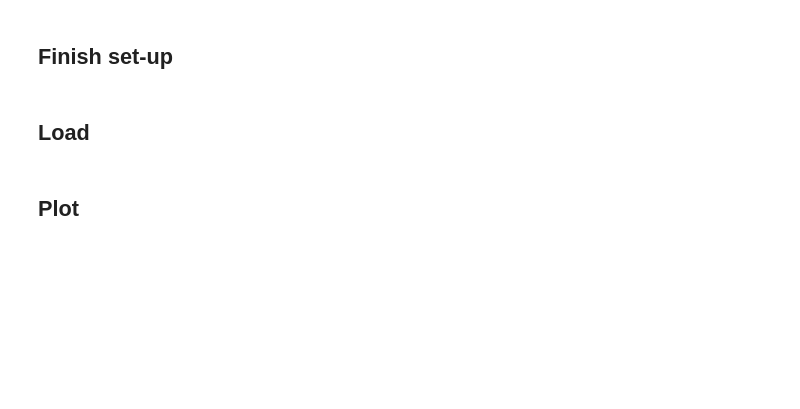
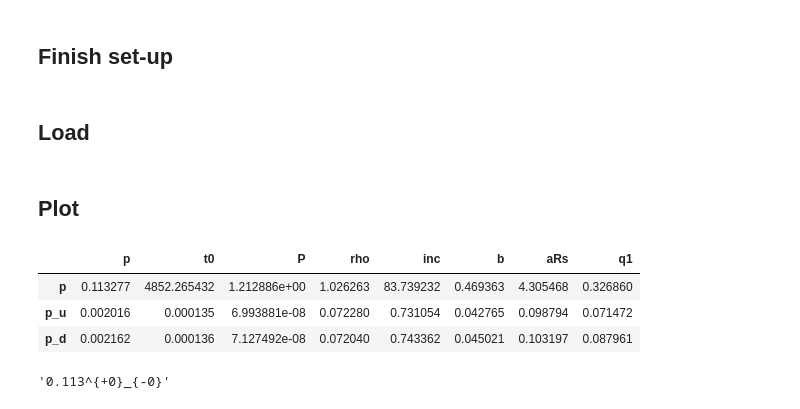
Before and after one commit to icweaver/HAT-P-23b, a Jupyter notebook: notebooks/detrended_wlcs_corners.ipynb, the cells around one changed output. Drawn from its saved outputs; the diff is of its cells as text; code cells hidden in the pictures; blank space fills up the shorter version.

```diff
--- a/notebooks/detrended_wlcs_corners.ipynb
+++ b/notebooks/detrended_wlcs_corners.ipynb
@@ -65,3 +62,14 @@ data_dict = {
 }
 # %% [markdown]
 ## Plot
+# %%
+df_latex
+# %% [output]
+|  | p | t0 | P | rho | inc | b | aRs | q1 |
+| p | 0.113277 | 4852.265432 | 1.212886e+00 | 1.026263 | 83.739232 | 0.469363 | 4.305468 | 0.326860 |
+| p_u | 0.002016 | 0.000135 | 6.993881e-08 | 0.072280 | 0.731054 | 0.042765 | 0.098794 | 0.071472 |
+| p_d | 0.002162 | 0.000136 | 7.127492e-08 | 0.072040 | 0.743362 | 0.045021 | 0.103197 | 0.087961 |
+# %%
+utils.write_latex_row(df_latex['p'], fmt_v=".3f")
+# %% [output]
+'0.113^{+0}_{-0}'
```
Also changed, not shown: parts of 5 cells of this notebook, 3 other files.
